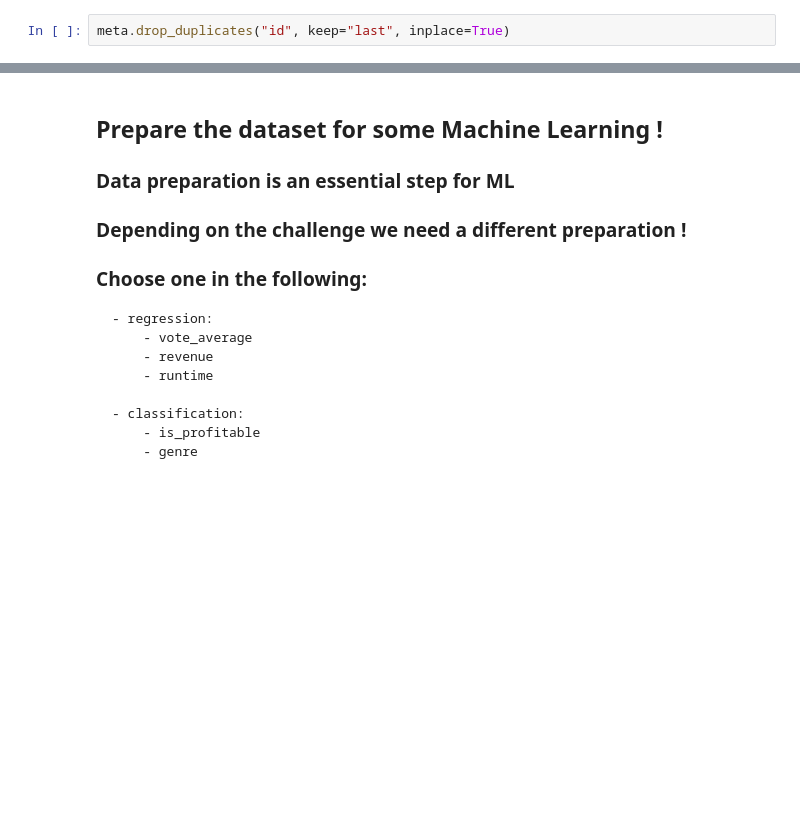
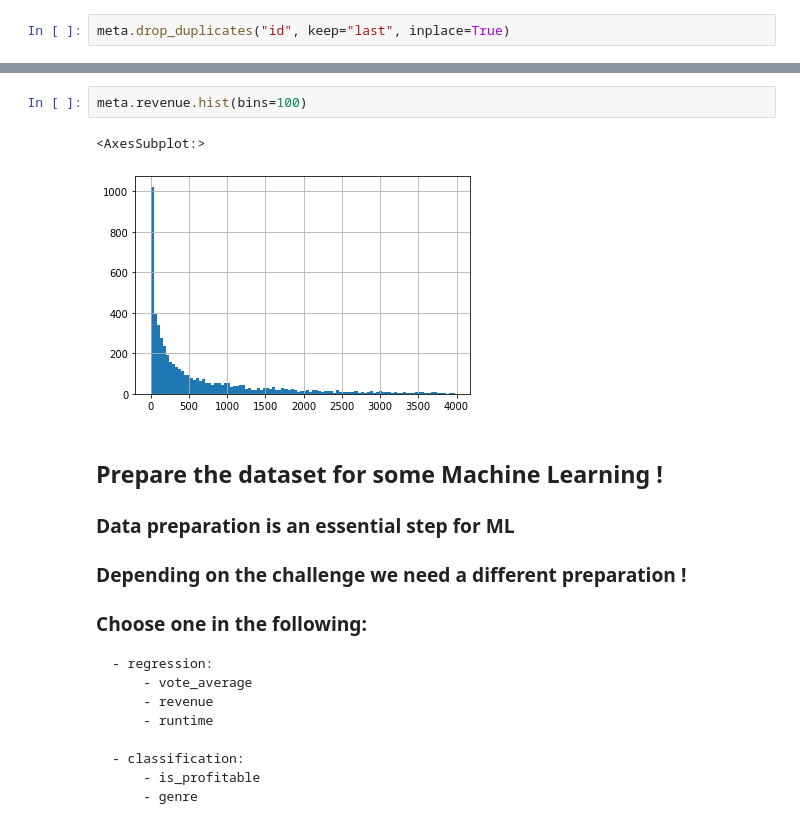
Before and after one commit to monkeyusage/py201, a Jupyter notebook: sessions/pandas_module.ipynb, the cells around one changed output, grey strips where cells are left out. Saved outputs shown, nothing was run; the diff lists cells and outputs as text; blank space fills up the shorter version.

```diff
--- a/sessions/pandas_module.ipynb
+++ b/sessions/pandas_module.ipynb
@@ -197,3 +589,8 @@ meta.columns
+# %%
+meta.revenue.hist(bins=100)
+# %% [output]
+<AxesSubplot:>
+[figure, added]
 # %% [markdown]
 ## Prepare the dataset for some Machine Learning !
 
```
Also changed, not shown: parts of 80 cells of this notebook, 4 other files.
